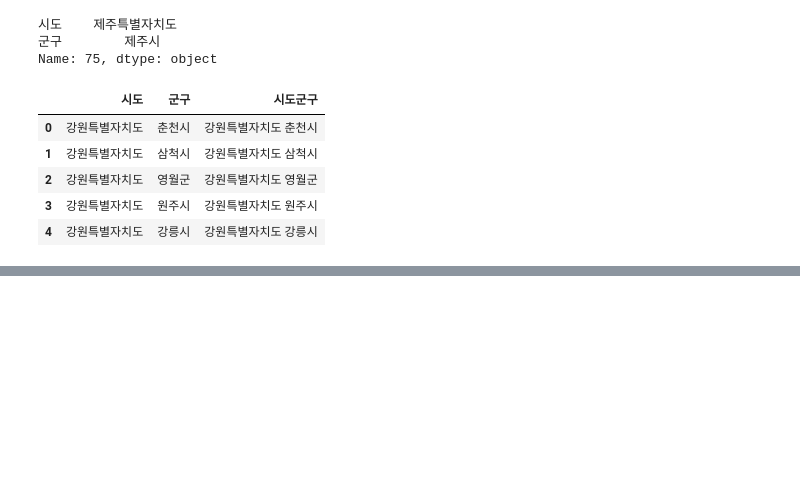
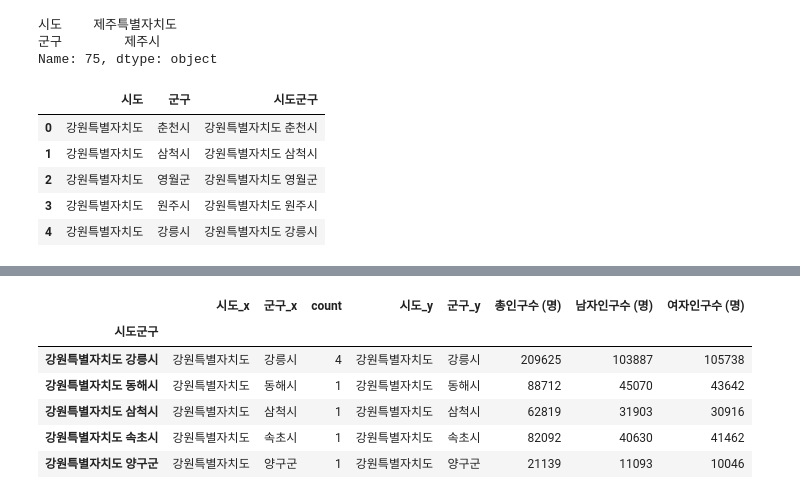
Before and after one commit to jurwon/BigdataVisualization_analyze, a Jupyter notebook: ch3_지도맵-통계/test2.ipynb, the cells around one changed output, grey strips where cells are left out. Saved outputs shown, nothing was run; the diff lists cells and outputs as text; code cells hidden in the pictures; blank space fills up the shorter version.

```diff
--- a/ch3_지도맵-통계/test2.ipynb
+++ b/ch3_지도맵-통계/test2.ipynb
@@ -146,0 +169,4 @@ addr.head()
+# %%
+#인덱스, 시도군구로 설정하기
+addr_group = addr_group.set_index("시도군구")
+addr_group.head()
@@ -146,0 +181,4 @@ addr.head()
+# %%
+#행정구역별 시군구 인구수 엑셀 파일 정리 -> 인구수, 2023.11
+population = pd.read_excel("./행정구역데이터.xlsx")
+population.head()
@@ -146,0 +192,6 @@ addr.head()
+# %%
+#1차 지역명, 2차 지역명, 모양 맞추기
+#행정구역(시군구)별(1):시도
+#행정구역(시군구)별(2):군구
+population = population.rename(columns={"행정구역(시군구)별(1)":"시도","행정구역(시군구)별(2)":"군구"})
+population.head()
@@ -146,0 +205,18 @@ addr.head()
+# %%
+#군구 부분에 왼쪽 공백 제거, 새 컬럼 추가 -> 시도군구
+#시도군구 새 컬럼을 -> 인덱스로 설정.
+#strip : 공백 제거
+for element in range(0,len(population)):
+  population["군구"][element] = population["군구"][element].strip()
+
+#시도군구 새 컬럼 추가
+population["시도군구"] = population.apply(lambda r:r["시도"]+" "+r["군구"], axis=1)
+population.head()
+
+#소계부분 제거
+population = population[population.군구 != "소계"]
+population.head()
+
+#인덱스 지정
+population = population.set_index("시도군구")
+population.head()
@@ -146,0 +231,15 @@ addr.head()
+# %%
+#데이터 병합(내부 조인, 인덱스 기준으로)
+#내부조인 -> 인덱스를 기준으로, 시도군구의 행이 같은 것들만 모아서 합침
+#외부 조인 -> 같은 행 상관없이 모두 합치기
+addr_group.head()
+addr_population_merge = pd.merge(addr_group, population, how="inner",left_index=True,right_index=True)
+addr_population_merge.head()
+# %% [output]
+|  | 시도_x | 군구_x | count | 시도_y | 군구_y | 총인구수 (명) | 남자인구수 (명) | 여자인구수 (명) |
+| 시도군구 |  |  |  |  |  |  |  |  |
+| 강원특별자치도 강릉시 | 강원특별자치도 | 강릉시 | 4 | 강원특별자치도 | 강릉시 | 209625 | 103887 | 105738 |
+| 강원특별자치도 동해시 | 강원특별자치도 | 동해시 | 1 | 강원특별자치도 | 동해시 | 88712 | 45070 | 43642 |
+| 강원특별자치도 삼척시 | 강원특별자치도 | 삼척시 | 1 | 강원특별자치도 | 삼척시 | 62819 | 31903 | 30916 |
+| 강원특별자치도 속초시 | 강원특별자치도 | 속초시 | 1 | 강원특별자치도 | 속초시 | 82092 | 40630 | 41462 |
+| 강원특별자치도 양구군 | 강원특별자치도 | 양구군 | 1 | 강원특별자치도 | 양구군 | 21139 | 11093 | 10046 |
```
Also changed, not shown: parts of 9 cells of this notebook.
